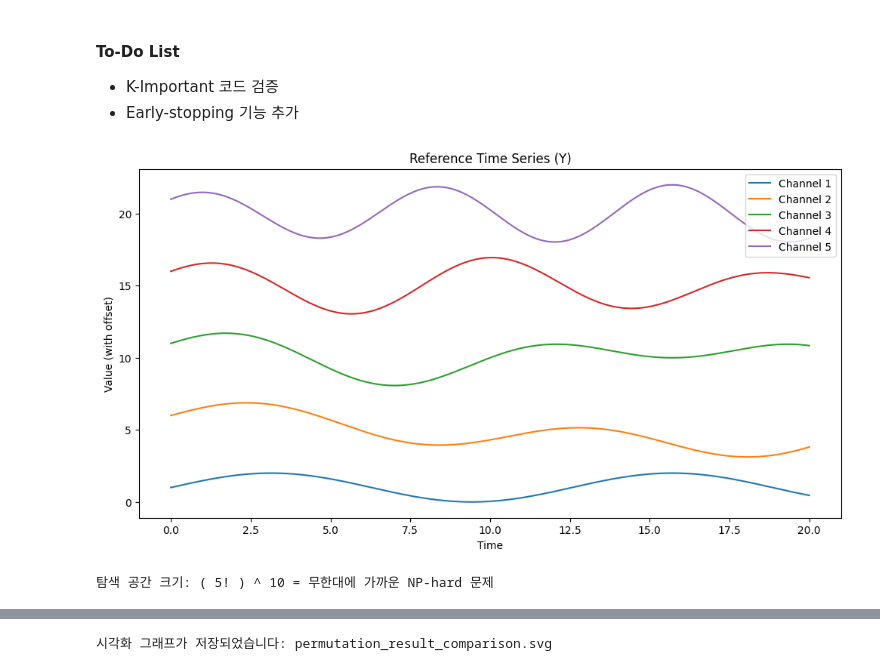
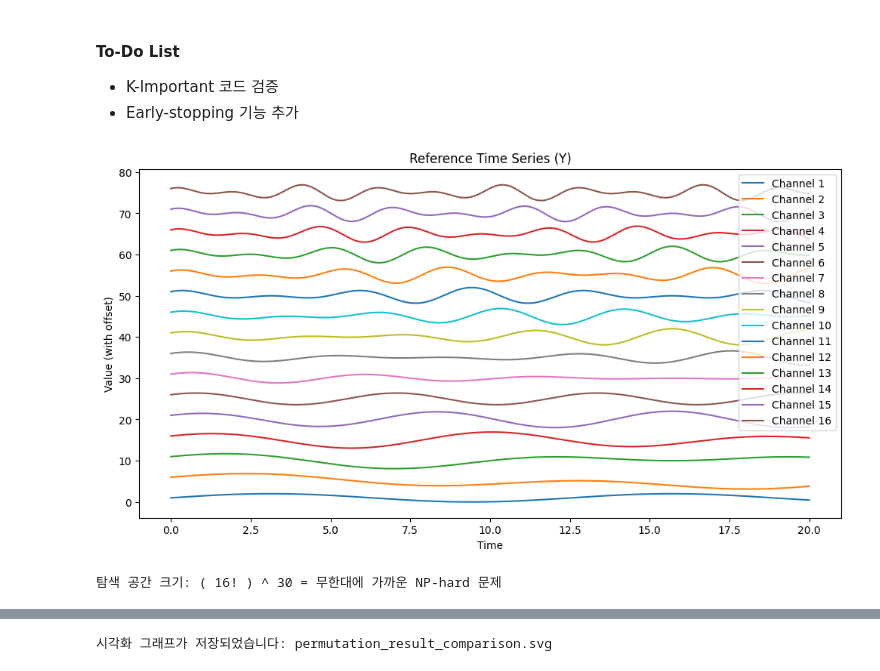
Before and after one commit to gurami85/time-series-channel-alignment, a Jupyter notebook: ts_channel_alignment.ipynb, the cells around one changed output, grey strips where cells are left out. Cells and saved outputs as stored; diff of their text form; code cells hidden in the pictures.

```diff
--- a/ts_channel_alignment.ipynb
+++ b/ts_channel_alignment.ipynb
@@ -1254,28 +1254,28 @@ def run_experiment_3(algorithms, T=1000, K=16, M=30, noise_list=[0.1, 0.3, 0.5,
 # %%
 # ==========================================
 # 공통 데이터 준비
 # ==========================================
 
 T = 1000            # 시계열 길이
-K = 5             # 채널 수 (경우의 수: 16! ≒ 20조 개)
-M = 10              # 소스 시계열 수 (센서 노드 또는 에이전트 수, 30)
+K = 16             # 채널 수 (경우의 수: 16! ≒ 20조 개)
+M = 30              # 소스 시계열 수 (센서 노드 또는 에이전트 수, 30)
 noise_level = 0.1   # 가우시안 노이즈 강도 (SNR 조절용)
 np.random.seed(1)  # 실험 재현성을 위한 시드 고정
 
 Y, X, ground_truth = generate_virtual_data(T, K, M, noise_level=0.5)
-BUDGET = 30000 # 동일한 연산 예산 부여
+BUDGET = 10000 # 동일한 연산 예산 부여
 
 # 기존 알고리즘 등록
 algorithms = {
     "RS": random_search,
     "SAHC": sahc_search,
     "SA": sa_search,
     "GA": ga_search,
     "TS": tabu_search
 }
 # %% [output]
-[figure, old version]
+[figure, new version]
-탐색 공간 크기: ( 5! ) ^ 10 = 무한대에 가까운 NP-hard 문제
+탐색 공간 크기: ( 16! ) ^ 30 = 무한대에 가까운 NP-hard 문제
 # %%
 # [실험 1] 실행 (10,000회 예산, 10회 반복)
 df_res, curves = run_experiment_1(
```
Also changed, not shown: parts of 2 cells of this notebook, 1 other file.
